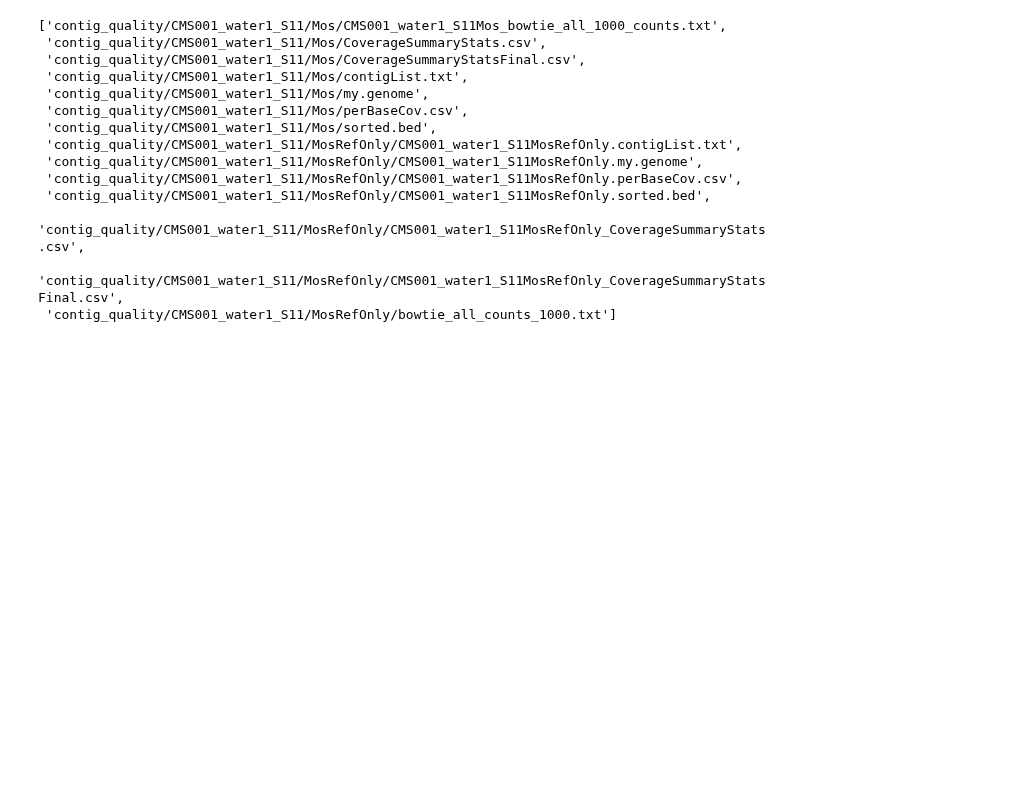
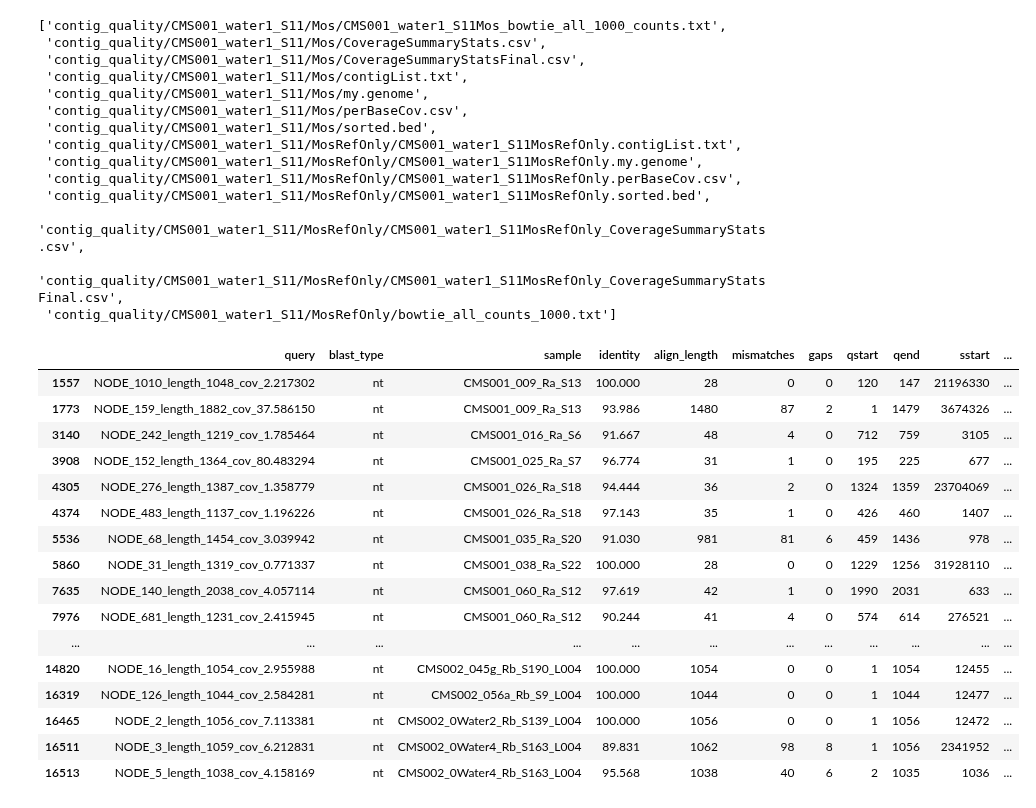
Before and after one commit to czbiohub-sf/california-mosquito-study, a Jupyter notebook: scripts/concatenate_contig_quality_files.ipynb, the cells around one changed output. Cells and saved outputs as stored; diff of their text form; code cells hidden in the pictures; blank space fills up the shorter version.

Commit message:
updated script to concatenate contig quality files. fixed minor bug

```diff
--- a/scripts/concatenate_contig_quality_files.ipynb
+++ b/scripts/concatenate_contig_quality_files.ipynb
@@ -147,3 +194,25 @@ all_sample_files[i]
  'contig_quality/CMS001_water1_S11/MosRefOnly/bowtie_all_counts_1000.txt']
 # %%
 summary_files_df_all = pd.concat([x.assign(sample=list(summary_files_names[i].keys())[0]) for i, x in enumerate(summary_files_dfs)])
+# %%
+blast_lca = pd.read_csv("s3://czbiohub-mosquito/contig_quality_concat/blast_lca_nt_filtered.m9", sep="\t", header=0)
+# %%
+blast_lca[(blast_lca["taxid"]==1) & (blast_lca["query"].str.split("_").apply(lambda x: int(x[3]))>1000)]
+# %% [output]
+|  | query | blast_type | sample | identity | align_length | mismatches | gaps | qstart | qend | sstart | ... |
+| 1557 | NODE_1010_length_1048_cov_2.217302 | nt | CMS001_009_Ra_S13 | 100.000 | 28 | 0 | 0 | 120 | 147 | 21196330 | ... |
+| 1773 | NODE_159_length_1882_cov_37.586150 | nt | CMS001_009_Ra_S13 | 93.986 | 1480 | 87 | 2 | 1 | 1479 | 3674326 | ... |
+| 3140 | NODE_242_length_1219_cov_1.785464 | nt | CMS001_016_Ra_S6 | 91.667 | 48 | 4 | 0 | 712 | 759 | 3105 | ... |
+| 3908 | NODE_152_length_1364_cov_80.483294 | nt | CMS001_025_Ra_S7 | 96.774 | 31 | 1 | 0 | 195 | 225 | 677 | ... |
+| 4305 | NODE_276_length_1387_cov_1.358779 | nt | CMS001_026_Ra_S18 | 94.444 | 36 | 2 | 0 | 1324 | 1359 | 23704069 | ... |
+| 4374 | NODE_483_length_1137_cov_1.196226 | nt | CMS001_026_Ra_S18 | 97.143 | 35 | 1 | 0 | 426 | 460 | 1407 | ... |
+| 5536 | NODE_68_length_1454_cov_3.039942 | nt | CMS001_035_Ra_S20 | 91.030 | 981 | 81 | 6 | 459 | 1436 | 978 | ... |
+| 5860 | NODE_31_length_1319_cov_0.771337 | nt | CMS001_038_Ra_S22 | 100.000 | 28 | 0 | 0 | 1229 | 1256 | 31928110 | ... |
+| 7635 | NODE_140_length_2038_cov_4.057114 | nt | CMS001_060_Ra_S12 | 97.619 | 42 | 1 | 0 | 1990 | 2031 | 633 | ... |
+| 7976 | NODE_681_length_1231_cov_2.415945 | nt | CMS001_060_Ra_S12 | 90.244 | 41 | 4 | 0 | 574 | 614 | 276521 | ... |
+| ... | ... | ... | ... | ... | ... | ... | ... | ... | ... | ... | ... |
+| 14820 | NODE_16_length_1054_cov_2.955988 | nt | CMS002_045g_Rb_S190_L004 | 100.000 | 1054 | 0 | 0 | 1 | 1054 | 12455 | ... |
+| 16319 | NODE_126_length_1044_cov_2.584281 | nt | CMS002_056a_Rb_S9_L004 | 100.000 | 1044 | 0 | 0 | 1 | 1044 | 12477 | ... |
+| 16465 | NODE_2_length_1056_cov_7.113381 | nt | CMS002_0Water2_Rb_S139_L004 | 100.000 | 1056 | 0 | 0 | 1 | 1056 | 12472 | ... |
+| 16511 | NODE_3_length_1059_cov_6.212831 | nt | CMS002_0Water4_Rb_S163_L004 | 89.831 | 1062 | 98 | 8 | 1 | 1056 | 2341952 | ... |
+| 16513 | NODE_5_length_1038_cov_4.158169 | nt | CMS002_0Water4_Rb_S163_L004 | 95.568 | 1038 | 40 | 6 | 2 | 1035 | 1036 | ... |
```
Also changed, not shown: parts of 6 cells of this notebook.
